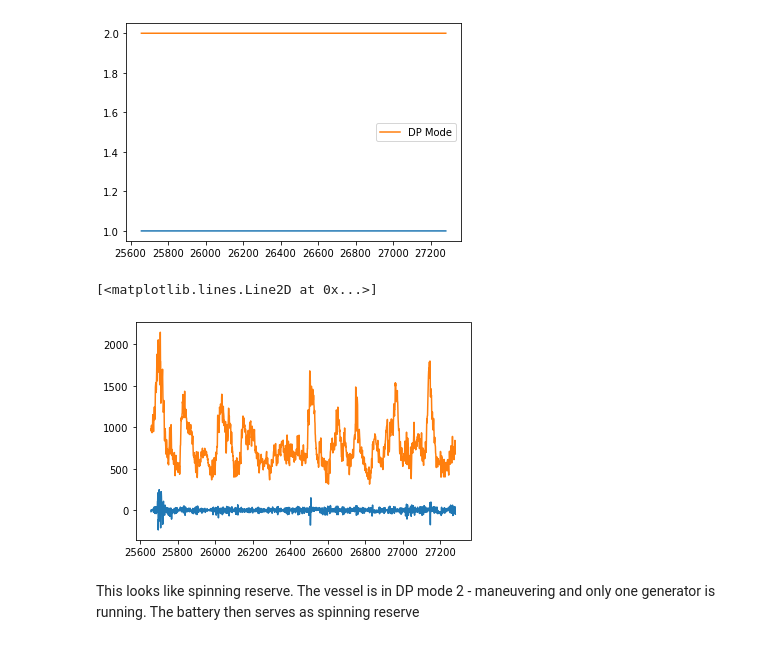
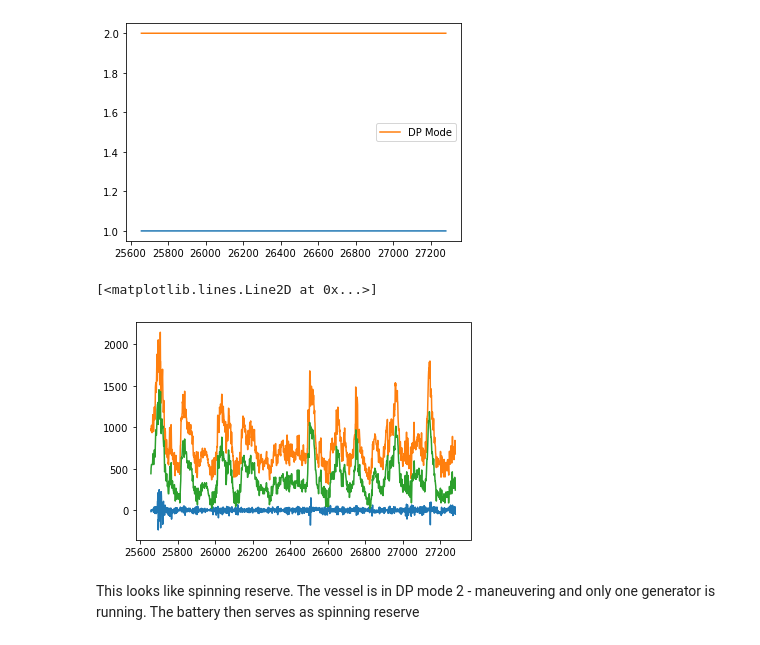
Before and after one commit to andreasdyve/EquinorProject, a Jupyter notebook: python notebooks/OP100_KASPERLOOKINGFORSPINNINGRESERVE.ipynb, the cells around one changed output. Drawn from its saved outputs; the diff is of its cells as text; code cells hidden in the pictures.

```diff
--- a/python notebooks/OP100_KASPERLOOKINGFORSPINNINGRESERVE.ipynb
+++ b/python notebooks/OP100_KASPERLOOKINGFORSPINNINGRESERVE.ipynb
@@ -68,13 +68,15 @@ plt.legend()
 # %%
 x1 = df.iloc[25658:27282]['secs']
 y2 = df.iloc[25658:27282]['battery_0__actualPower']
 y3 = df.iloc[25658:27282]['sumEngMdoPower']
+y4 = df.iloc[25658:27282]['thrusterAndPropulsion']
 
 plt.plot(x1,y2)
 plt.plot(x1,y3)
+plt.plot(x1,y4)
 # %% [output]
 [<matplotlib.lines.Line2D at 0x...>]
-[figure, old version]
+[figure, new version]
 # %% [markdown]
 This looks like spinning reserve. The vessel is in DP mode 2 - maneuvering and only one generator is running. The battery then serves as spinning reserve
 # %%
```
Also changed, not shown: parts of 1 cell of this notebook, 1 other file.
